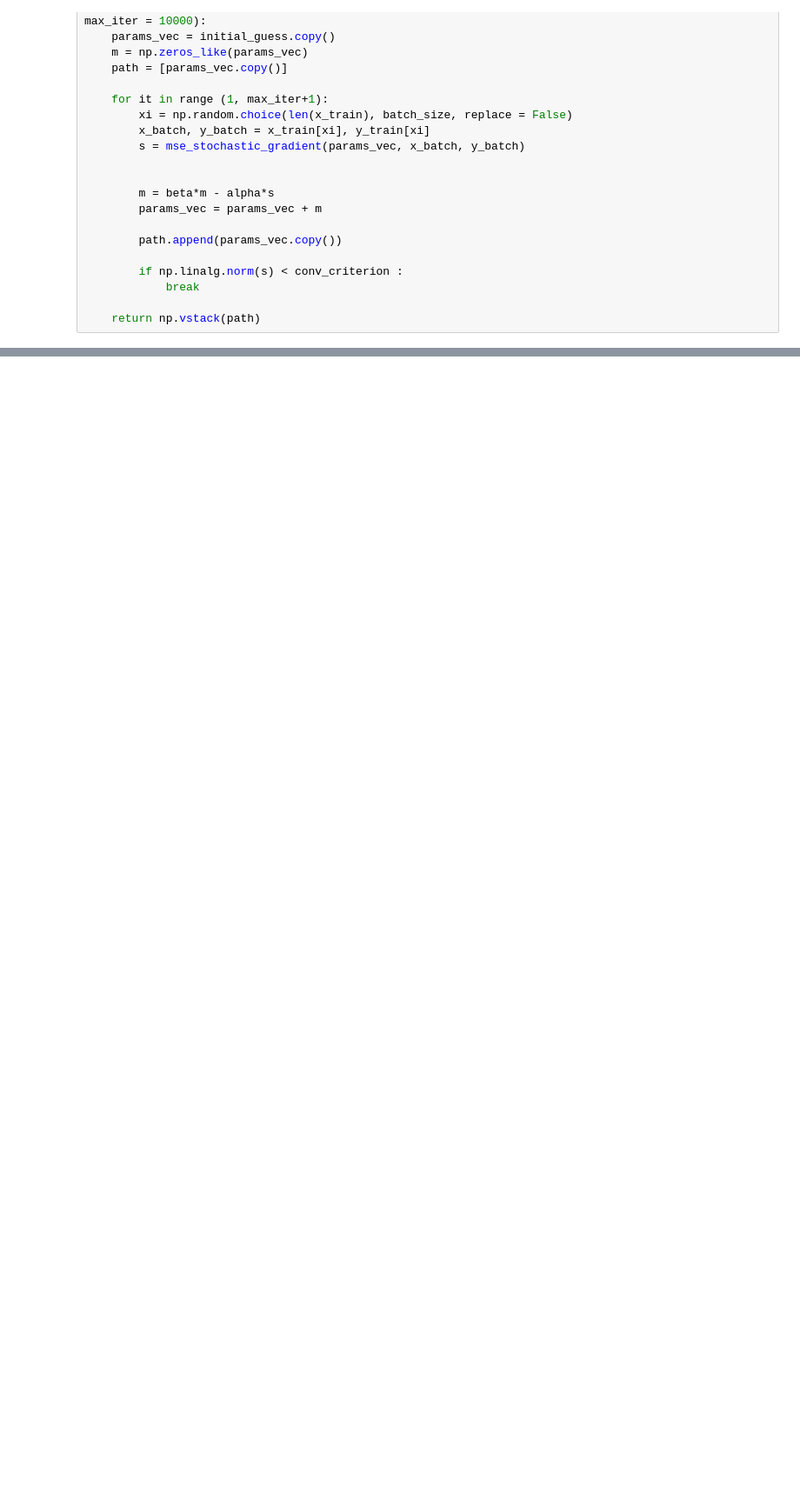
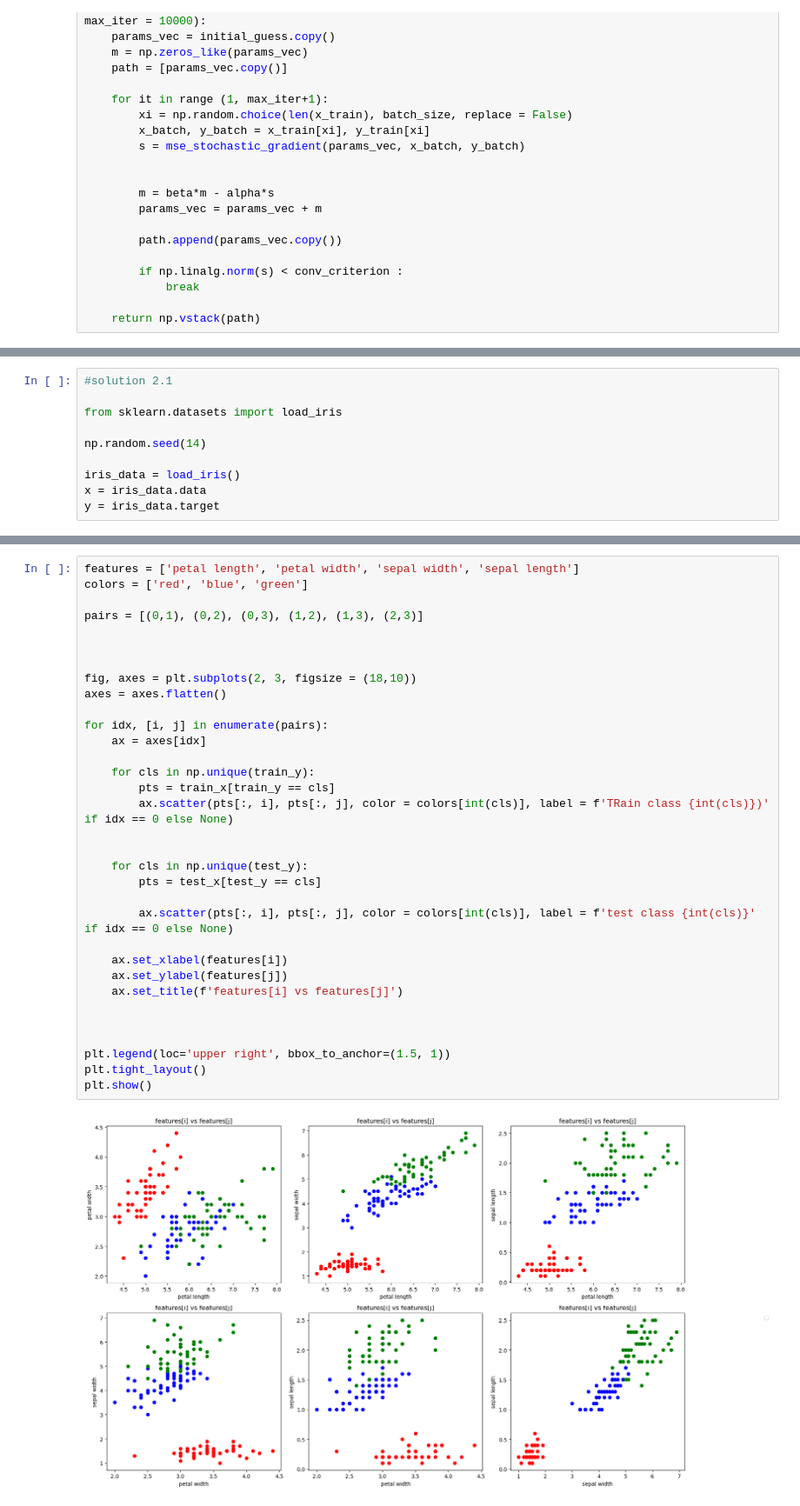
Before and after one commit to aizzen3/CP4, a Jupyter notebook: asignmet3.ipynb, the cells around one changed output, grey strips where cells are left out. Shown: that part at 87% size. Drawn from its saved outputs; the diff is of its cells as text; blank space fills up the shorter version.

```diff
--- a/asignmet3.ipynb
+++ b/asignmet3.ipynb
@@ -280,0 +281,10 @@ MSE at final: 4503127.113322702
+# %%
+#solution 2.1
+
+from sklearn.datasets import load_iris
+
+np.random.seed(14)
+
+iris_data = load_iris()
+x = iris_data.data
+y = iris_data.target
@@ -280,0 +328,35 @@ MSE at final: 4503127.113322702
+# %%
+features = ['petal length', 'petal width', 'sepal width', 'sepal length']
+colors = ['red', 'blue', 'green']
+
+pairs = [(0,1), (0,2), (0,3), (1,2), (1,3), (2,3)]
+
+
+
+fig, axes = plt.subplots(2, 3, figsize = (18,10))
+axes = axes.flatten()
+
+for idx, [i, j] in enumerate(pairs):
+    ax = axes[idx]
+
+    for cls in np.unique(train_y):
+        pts = train_x[train_y == cls]
+        ax.scatter(pts[:, i], pts[:, j], color = colors[int(cls)], label = f'TRain class {int(cls)})' if idx == 0 else None)
+
+
+    for cls in np.unique(test_y):
+        pts = test_x[test_y == cls]
+
+        ax.scatter(pts[:, i], pts[:, j], color = colors[int(cls)], label = f'test class {int(cls)}' if idx == 0 else None)
+
+    ax.set_xlabel(features[i])
+    ax.set_ylabel(features[j])
+    ax.set_title(f'features[i] vs features[j]')
+
+
+
+plt.legend(loc='upper right', bbox_to_anchor=(1.5, 1))
+plt.tight_layout()
+plt.show()
+# %% [output]
+[figure, added]
```
Also changed, not shown: parts of 5 cells of this notebook.
